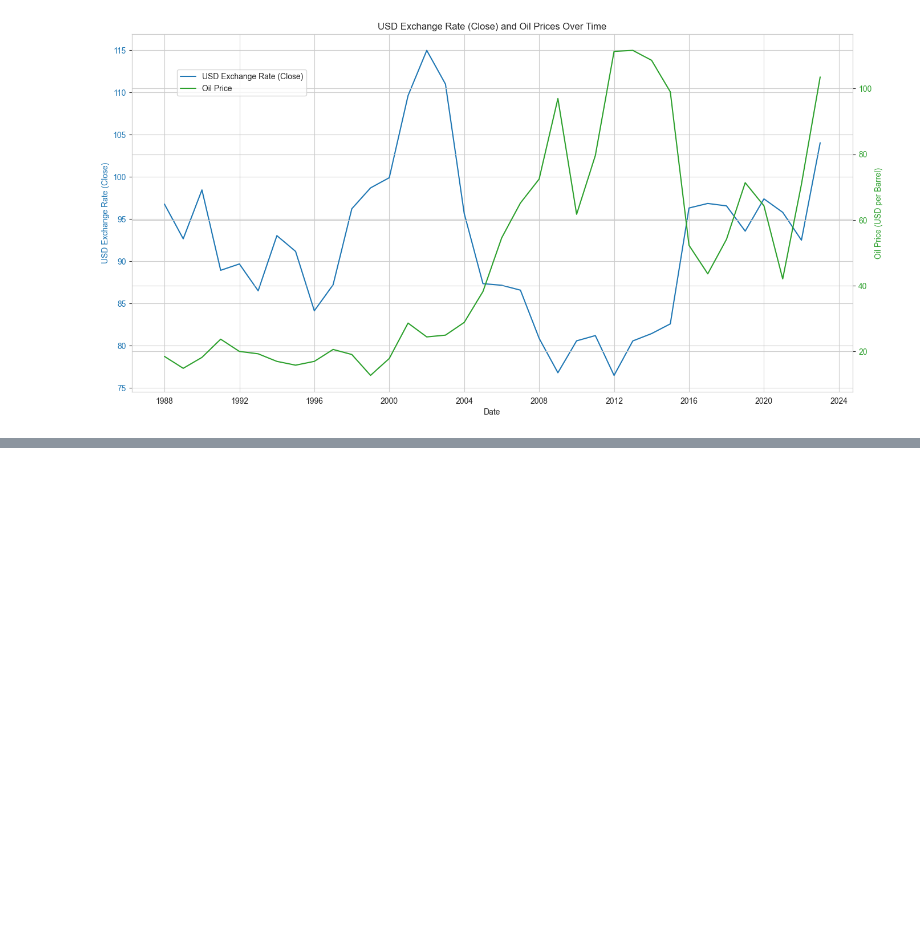
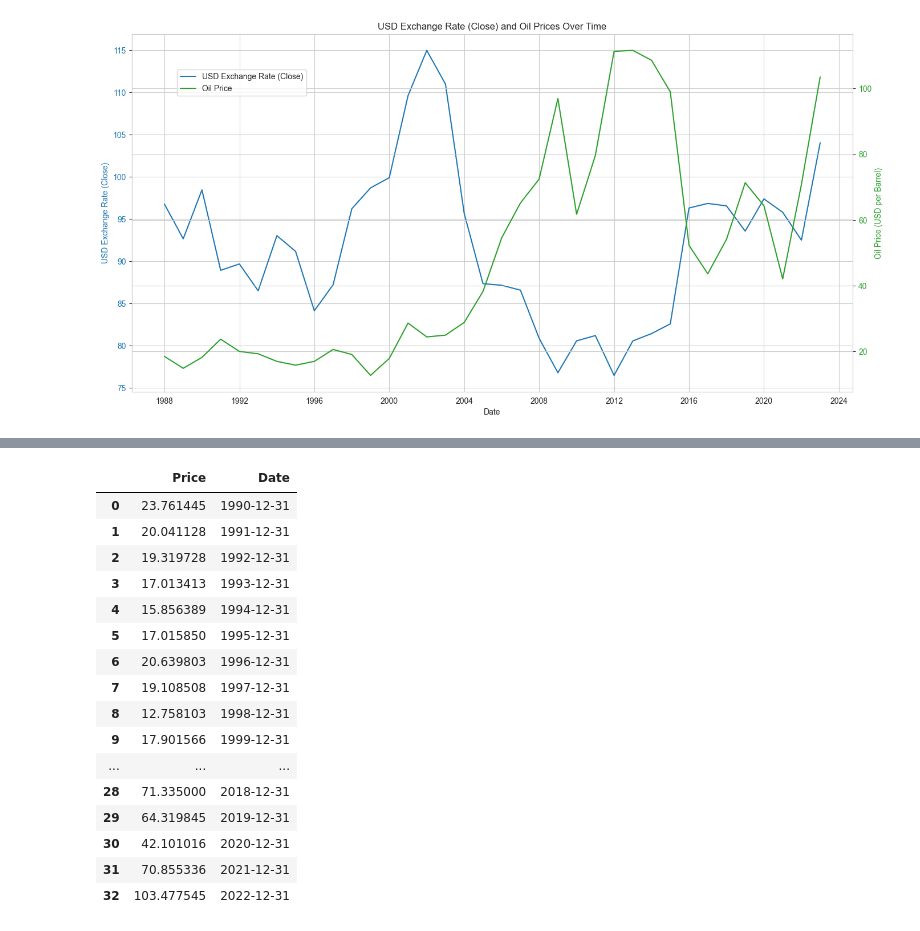
Before and after one commit to Daniel-Andarge/AiML-brent-oil-price-analysis, a Jupyter notebook: notebooks/eda.ipynb, the cells around one changed output, grey strips where cells are left out. Cells and saved outputs as stored; diff of their text form; code cells hidden in the pictures; blank space fills up the shorter version.

```diff
--- a/notebooks/eda.ipynb
+++ b/notebooks/eda.ipynb
@@ -402,0 +465,7 @@ Price -0.498962  1.000000
+# %%
+import pandas as pd
+
+# Filter the oil price dataset to dates >= 1990-01-02 and <= 2022-11-14
+start_date = '1990-01-02'
+end_date = '2022-11-14'
+brent_oil_df = brent_oil_df[(brent_oil_df['Date'] >= start_date) & (brent_oil_df['Date'] <= end_date)]
@@ -402,0 +484,4 @@ Price -0.498962  1.000000
+# %%
+# Aggregate the oil price data by year (calculate the mean)
+brent_oil_df['Year'] = brent_oil_df['Date'].dt.year
+brent_oil_df = brent_oil_df.groupby('Year')['Price'].mean().reset_index()
@@ -402,0 +497,3 @@ Price -0.498962  1.000000
+# %%
+# Convert the 'Year' column back to datetime format for merging
+brent_oil_df['Date'] = pd.to_datetime(brent_oil_df['Year'].astype(str) + '-12-31')
@@ -402,0 +509,22 @@ Price -0.498962  1.000000
+# %%
+brent_oil_df = brent_oil_df.drop(columns=['Year'])
+# %%
+brent_oil_df
+# %% [output]
+|  | Price | Date |
+| 0 | 23.761445 | 1990-12-31 |
+| 1 | 20.041128 | 1991-12-31 |
+| 2 | 19.319728 | 1992-12-31 |
+| 3 | 17.013413 | 1993-12-31 |
+| 4 | 15.856389 | 1994-12-31 |
+| 5 | 17.015850 | 1995-12-31 |
+| 6 | 20.639803 | 1996-12-31 |
+| 7 | 19.108508 | 1997-12-31 |
+| 8 | 12.758103 | 1998-12-31 |
+| 9 | 17.901566 | 1999-12-31 |
+| ... | ... | ... |
+| 28 | 71.335000 | 2018-12-31 |
+| 29 | 64.319845 | 2019-12-31 |
+| 30 | 42.101016 | 2020-12-31 |
+| 31 | 70.855336 | 2021-12-31 |
+| 32 | 103.477545 | 2022-12-31 |
```
Also changed, not shown: parts of 21 cells of this notebook, 4 other files.
